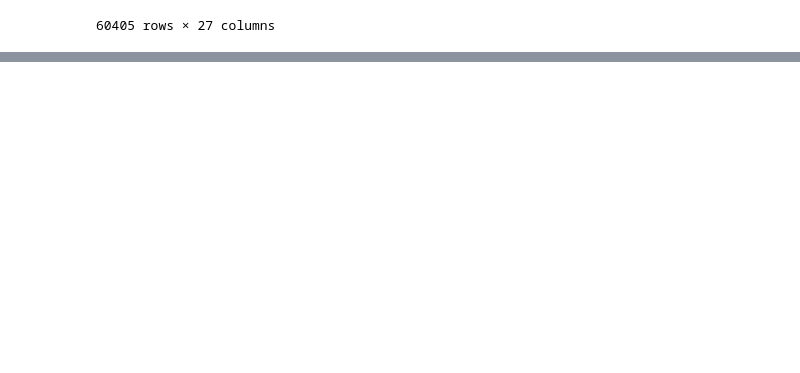
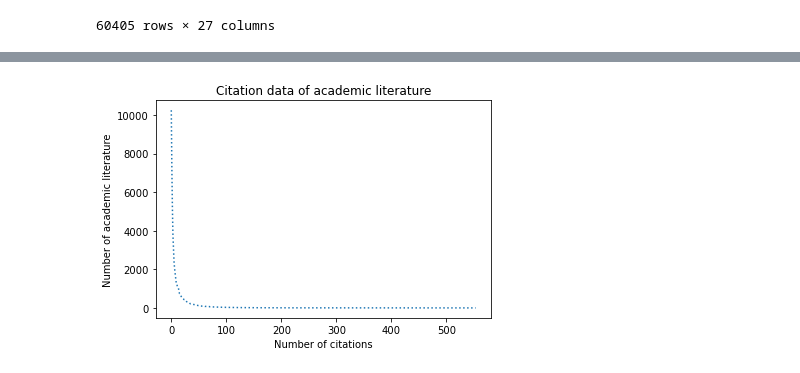
Before and after one commit to kopatri/cs5099masterthesis, a Jupyter notebook: notebooks/CORD-19-analyse-coredata-CS5099.ipynb, the cells around one changed output, grey strips where cells are left out. Saved outputs shown, nothing was run; the diff lists cells and outputs as text; code cells hidden in the pictures; blank space fills up the shorter version.

Commit message:
first version of analysed scopus data

```diff
--- a/notebooks/CORD-19-analyse-coredata-CS5099.ipynb
+++ b/notebooks/CORD-19-analyse-coredata-CS5099.ipynb
@@ -145,0 +174,12 @@ df_coredata
+# %%
+ser_citedcount = df_coredata['citedby-count']
+ser_citedcount_counted = ser_citedcount.value_counts()
+ypoints = ser_citedcount_counted.values
+
+plt.plot(ypoints, linestyle = 'dotted')
+plt.xlabel("Number of citations")
+plt.ylabel("Number of academic literature")
+plt.title("Citation data of academic literature")
+plt.show()
+# %% [output]
+[figure, added]
```
Also changed, not shown: parts of 3 cells of this notebook, 5 other files.
